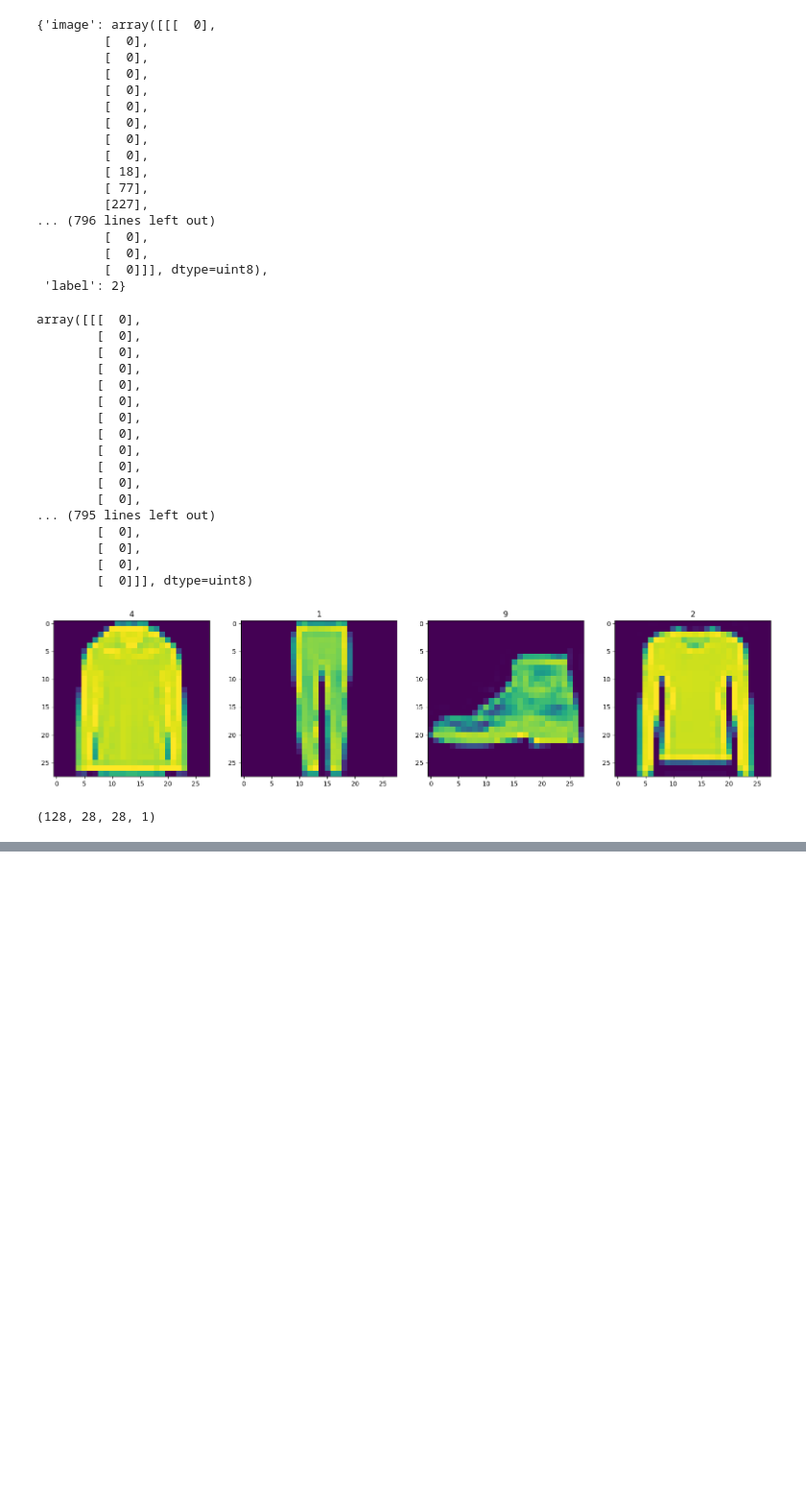
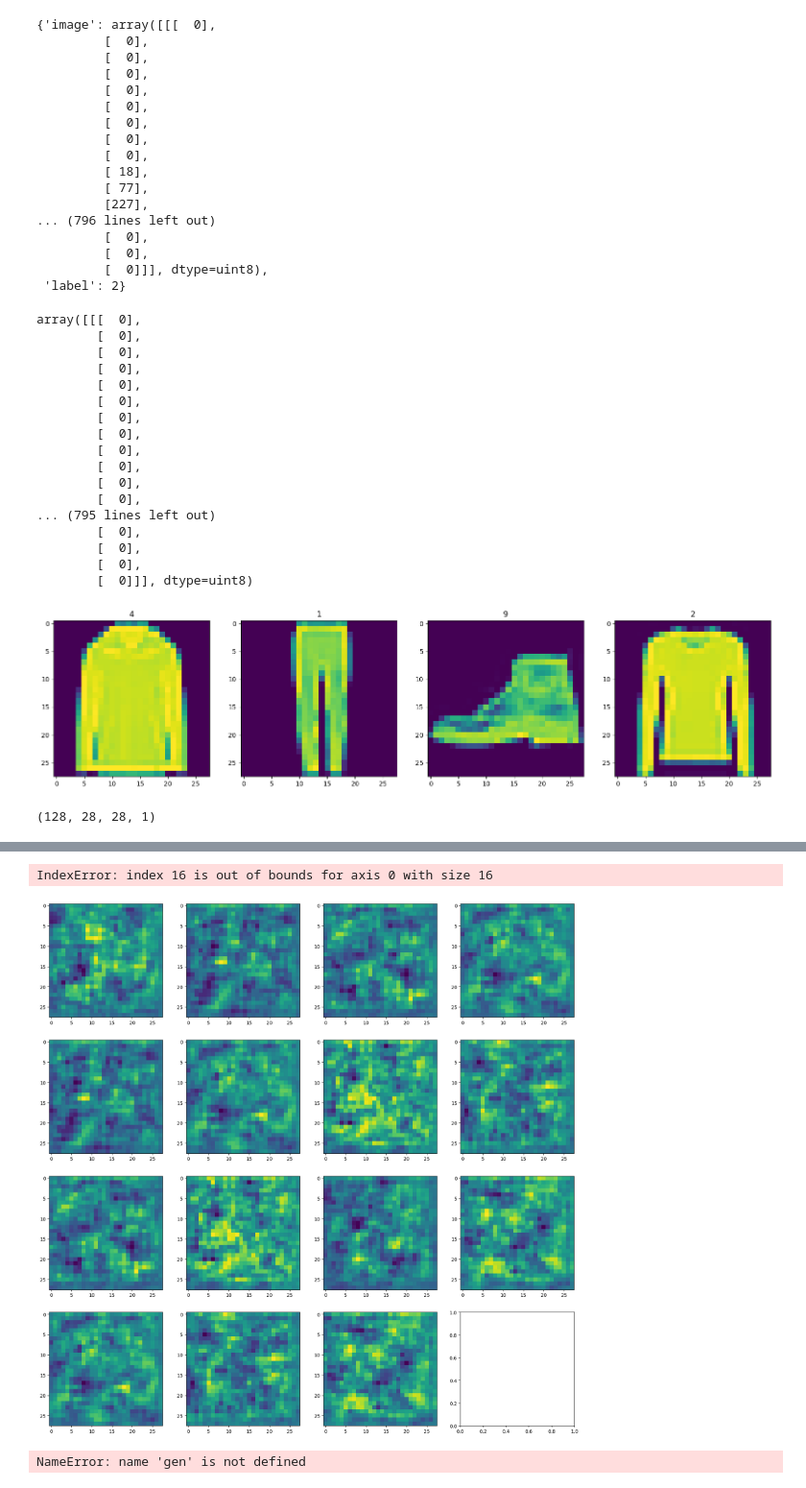
Before and after one commit to revv2703/Fashion-GAN, a Jupyter notebook: main.ipynb, the cells around one changed output, grey strips where cells are left out. Shown: that part at 96% size. Cells and saved outputs as stored; diff of their text form; code cells hidden in the pictures; blank space fills up the shorter version.

```diff
--- a/main.ipynb
+++ b/main.ipynb
@@ -209,0 +379,3 @@ from tensorflow.keras.losses import BinaryCrossentropy
+# %%
+#Generate images
+imgs = gen.predict(tf.random.normal((16, 128, 1)))
@@ -209,0 +384,13 @@ from tensorflow.keras.losses import BinaryCrossentropy
+# %%
+fig, ax = plt.subplots(ncols = 4, nrows = 4, figsize = (20, 20))
+for r in range(4):
+  for c in range(4):
+    ax[c][r].imshow(imgs[(r+1)*(c+1)-1])
+# %% [output]
+IndexError: index 16 is out of bounds for axis 0 with size 16
+[figure, added]
+# %%
+gen.save("generator.h5")
+discrim.save("discriminator.h5")
+# %% [output]
+NameError: name 'gen' is not defined
```
Also changed, not shown: parts of 20 cells of this notebook.
